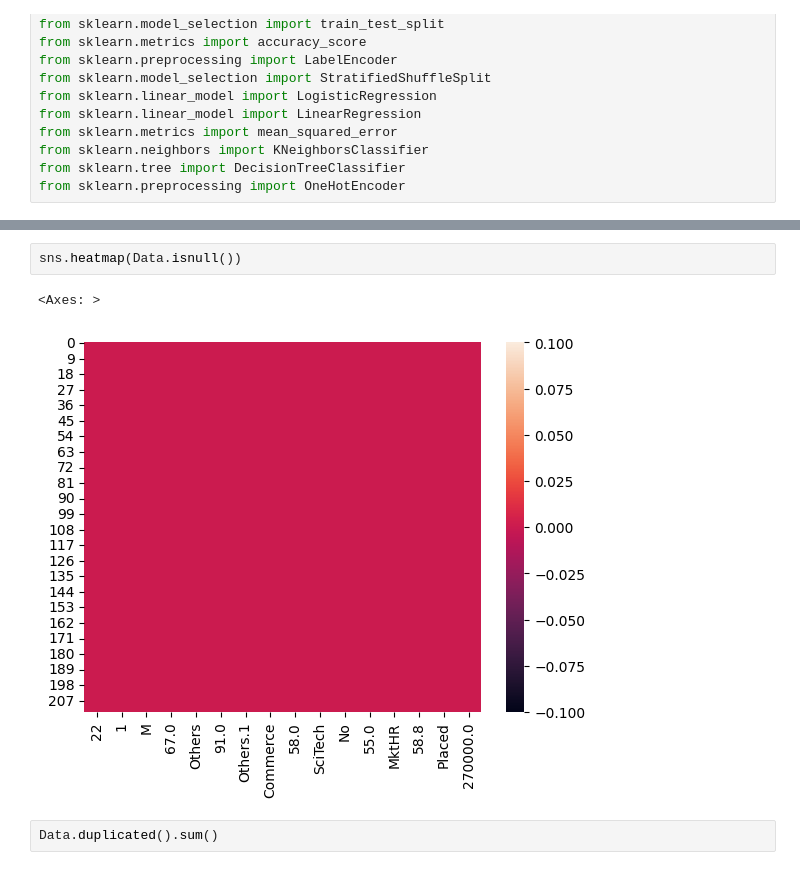
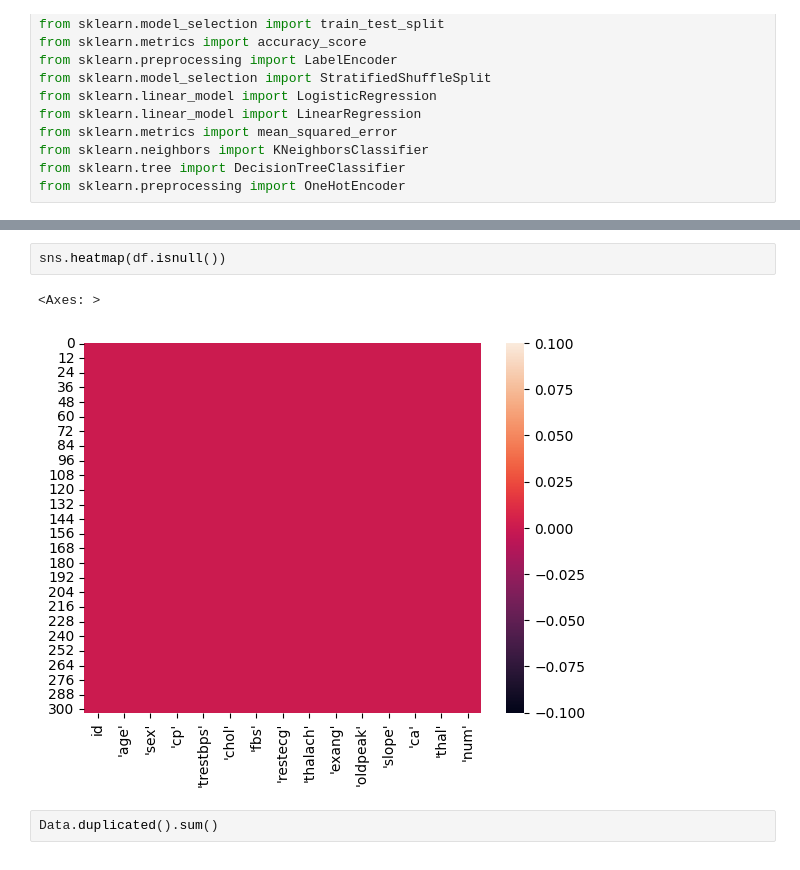
Before and after one commit to oubouza/dataset, a Jupyter notebook: Detailed_Analysis_on_campus_recruitment.ipynb, the cells around one changed output, grey strips where cells are left out. Drawn from its saved outputs; the diff is of its cells as text.

```diff
--- a/Detailed_Analysis_on_campus_recruitment.ipynb
+++ b/Detailed_Analysis_on_campus_recruitment.ipynb
@@ -126,8 +109,8 @@ Data.describe()
 # %%
-sns.heatmap(Data.isnull())
+sns.heatmap(df.isnull())
 # %% [output]
 <Axes: >
-[figure, old version]
+[figure, new version]
 # %%
 Data.duplicated().sum()
 # %% [output]
```
Also changed, not shown: parts of 25 cells of this notebook.
